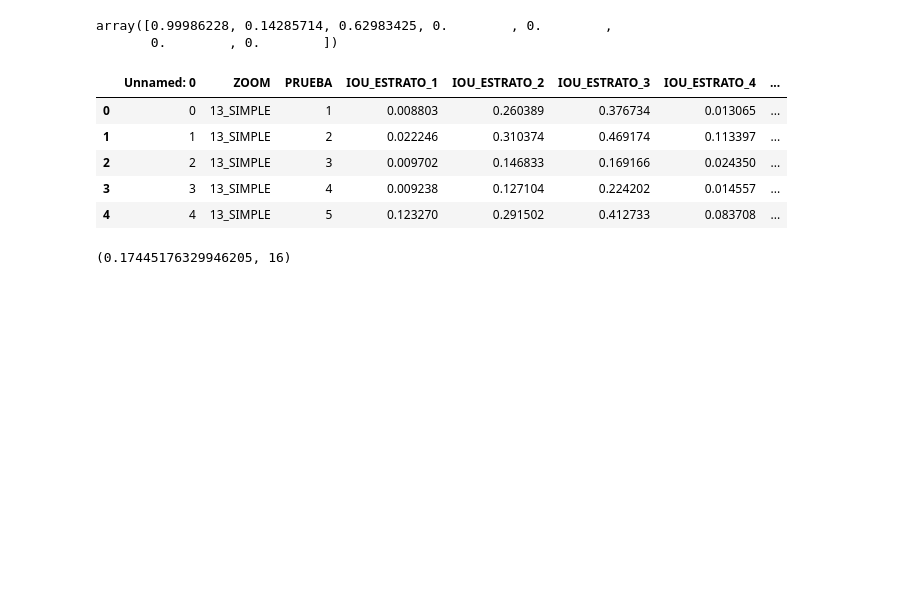
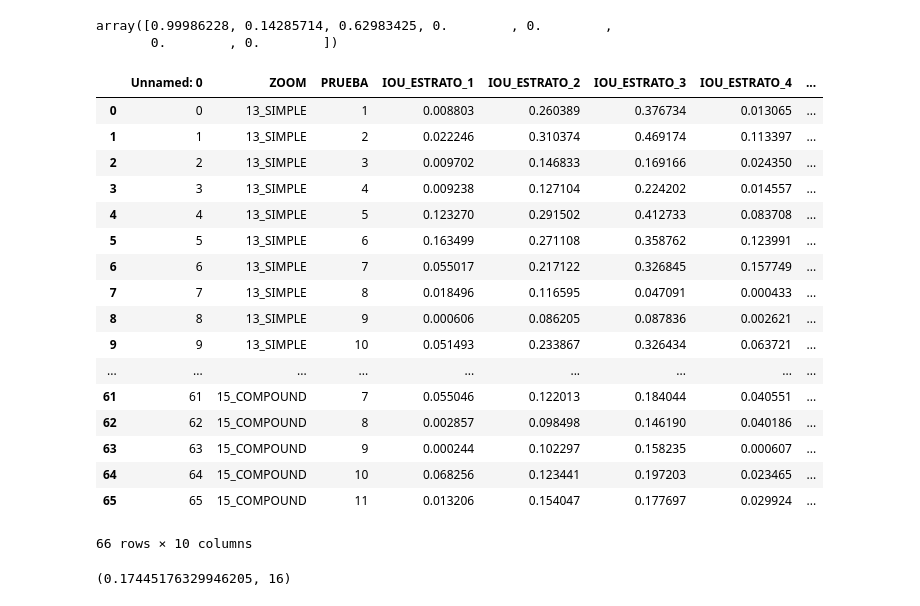
Before and after one commit to DaielChom/proyecto_uis, a Jupyter notebook: 06 - Resultados.ipynb, the cells around one changed output. Cells and saved outputs as stored; diff of their text form; code cells hidden in the pictures; blank space fills up the shorter version.

```diff
--- a/06 - Resultados.ipynb
+++ b/06 - Resultados.ipynb
@@ -1133,14 +1151,26 @@ for ZOOM in ZOOMS:
 pd.DataFrame(data=dict_per).to_csv("./Resultados/IoU_per_class.csv")
 # %%
 iou_per_class = pd.read_csv("./Resultados/IoU_per_class.csv")
-iou_per_class.head()
+iou_per_class
 # %% [output]
 |  | Unnamed: 0 | ZOOM | PRUEBA | IOU_ESTRATO_1 | IOU_ESTRATO_2 | IOU_ESTRATO_3 | IOU_ESTRATO_4 | ... |
 | 0 | 0 | 13_SIMPLE | 1 | 0.008803 | 0.260389 | 0.376734 | 0.013065 | ... |
 | 1 | 1 | 13_SIMPLE | 2 | 0.022246 | 0.310374 | 0.469174 | 0.113397 | ... |
 | 2 | 2 | 13_SIMPLE | 3 | 0.009702 | 0.146833 | 0.169166 | 0.024350 | ... |
 | 3 | 3 | 13_SIMPLE | 4 | 0.009238 | 0.127104 | 0.224202 | 0.014557 | ... |
 | 4 | 4 | 13_SIMPLE | 5 | 0.123270 | 0.291502 | 0.412733 | 0.083708 | ... |
+| 5 | 5 | 13_SIMPLE | 6 | 0.163499 | 0.271108 | 0.358762 | 0.123991 | ... |
+| 6 | 6 | 13_SIMPLE | 7 | 0.055017 | 0.217122 | 0.326845 | 0.157749 | ... |
+| 7 | 7 | 13_SIMPLE | 8 | 0.018496 | 0.116595 | 0.047091 | 0.000433 | ... |
+| 8 | 8 | 13_SIMPLE | 9 | 0.000606 | 0.086205 | 0.087836 | 0.002621 | ... |
+| 9 | 9 | 13_SIMPLE | 10 | 0.051493 | 0.233867 | 0.326434 | 0.063721 | ... |
+| ... | ... | ... | ... | ... | ... | ... | ... | ... |
+| 61 | 61 | 15_COMPOUND | 7 | 0.055046 | 0.122013 | 0.184044 | 0.040551 | ... |
+| 62 | 62 | 15_COMPOUND | 8 | 0.002857 | 0.098498 | 0.146190 | 0.040186 | ... |
+| 63 | 63 | 15_COMPOUND | 9 | 0.000244 | 0.102297 | 0.158235 | 0.000607 | ... |
+| 64 | 64 | 15_COMPOUND | 10 | 0.068256 | 0.123441 | 0.197203 | 0.023465 | ... |
+| 65 | 65 | 15_COMPOUND | 11 | 0.013206 | 0.154047 | 0.177697 | 0.029924 | ... |
+66 rows × 10 columns
 # %%
 iou_per_class["IOU_ESTRATO_1"].max(), iou_per_class["IOU_ESTRATO_1"].idxmax()
 # %% [output]
```
Also changed, not shown: parts of 5 cells of this notebook.
